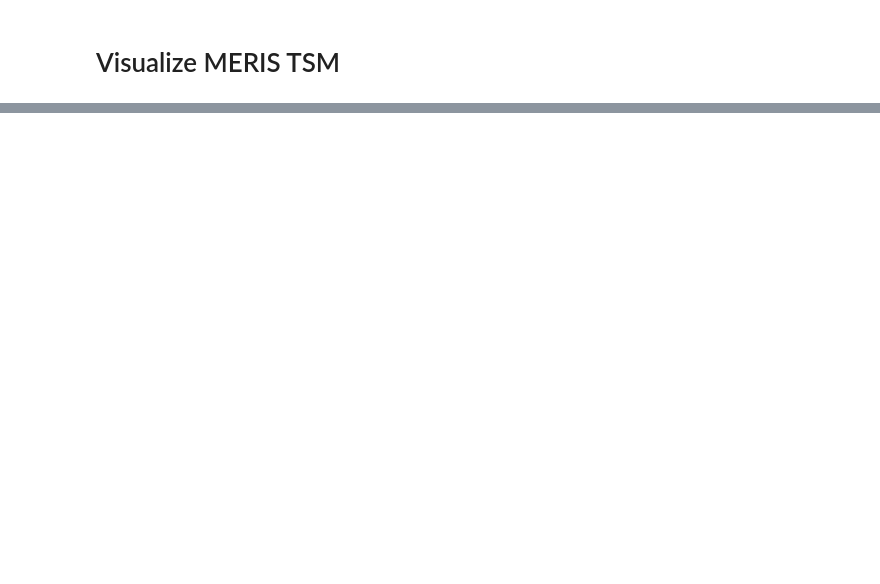
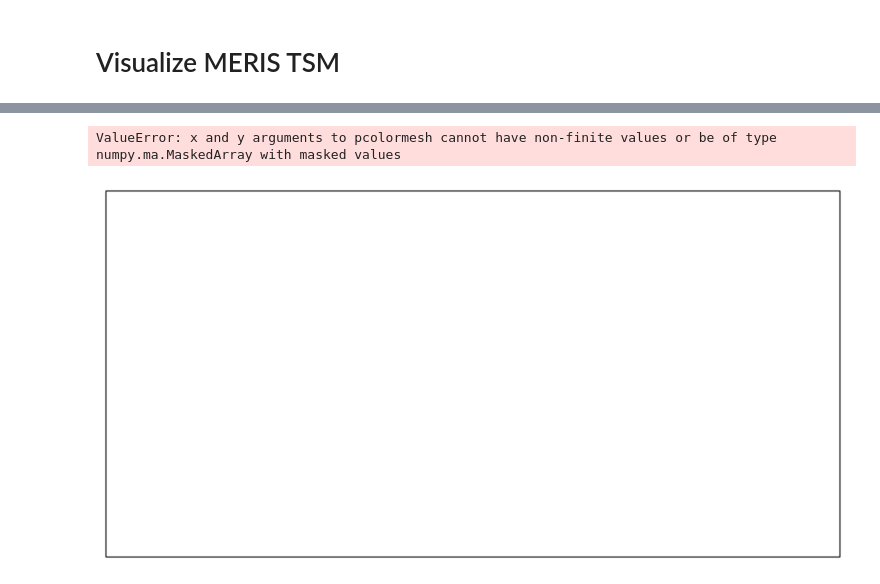
Before and after one commit to amulopez/MERIS_TSM, a Jupyter notebook: meris_pipeline/examples/visualize_meris_tsm.ipynb, the cells around one changed output, grey strips where cells are left out. Cells and saved outputs as stored; diff of their text form; code cells hidden in the pictures; blank space fills up the shorter version.

```diff
--- a/meris_pipeline/examples/visualize_meris_tsm.ipynb
+++ b/meris_pipeline/examples/visualize_meris_tsm.ipynb
@@ -66,0 +89,45 @@ IndentationError: unindent does not match any outer indentation level (<tokenize
+# %%
+import xarray as xr
+import numpy as np
+import matplotlib.pyplot as plt
+import cartopy.crs as ccrs
+import cartopy.feature as cfeature
+
+# Load raw files
+folder = "../../MERIS_downloads/processed/EN1_MDSI_MER_FRS_2P_20100401T185204_20100401T190059_042280_0142_20180216T184111_0100"
+tsm = xr.open_dataset(f"{folder}/tsm_nn.nc")["TSM_NN"].values
+lat = xr.open_dataset(f"{folder}/geo_coordinates.nc")["latitude"].values
+lon = xr.open_dataset(f"{folder}/geo_coordinates.nc")["longitude"].values
+
+# Only drop outer fully-NaN rows/cols
+valid = ~np.isnan(tsm) & ~np.isnan(lat) & ~np.isnan(lon)
+valid_rows = np.where(np.any(valid, axis=1))[0]
+valid_cols = np.where(np.any(valid, axis=0))[0]
+
+row_start, row_end = valid_rows[0], valid_rows[-1] + 1
+col_start, col_end = valid_cols[0], valid_cols[-1] + 1
+
+tsm_trim = tsm[row_start:row_end, col_start:col_end]
+lat_trim = lat[row_start:row_end, col_start:col_end]
+lon_trim = lon[row_start:row_end, col_start:col_end]
+
+# Now plot using pcolormesh
+fig, ax = plt.subplots(figsize=(10, 6), subplot_kw={"projection": ccrs.PlateCarree()})
+pc = ax.pcolormesh(
+    lon_trim,
+    lat_trim,
+    np.ma.masked_invalid(tsm_trim),
+    cmap="viridis",
+    shading="auto",
+    transform=ccrs.PlateCarree()
+)
+
+ax.add_feature(cfeature.COASTLINE)
+ax.add_feature(cfeature.BORDERS, linestyle=":")
+plt.colorbar(pc, label="TSM (g/m³)")
+plt.title("Raw MERIS Swath (Preserved Grid Structure)")
+plt.tight_layout()
+plt.show()
+# %% [output]
+ValueError: x and y arguments to pcolormesh cannot have non-finite values or be of type numpy.ma.MaskedArray with masked values
+[figure, added]
```
Also changed, not shown: parts of 9 cells of this notebook, 8 other files.
